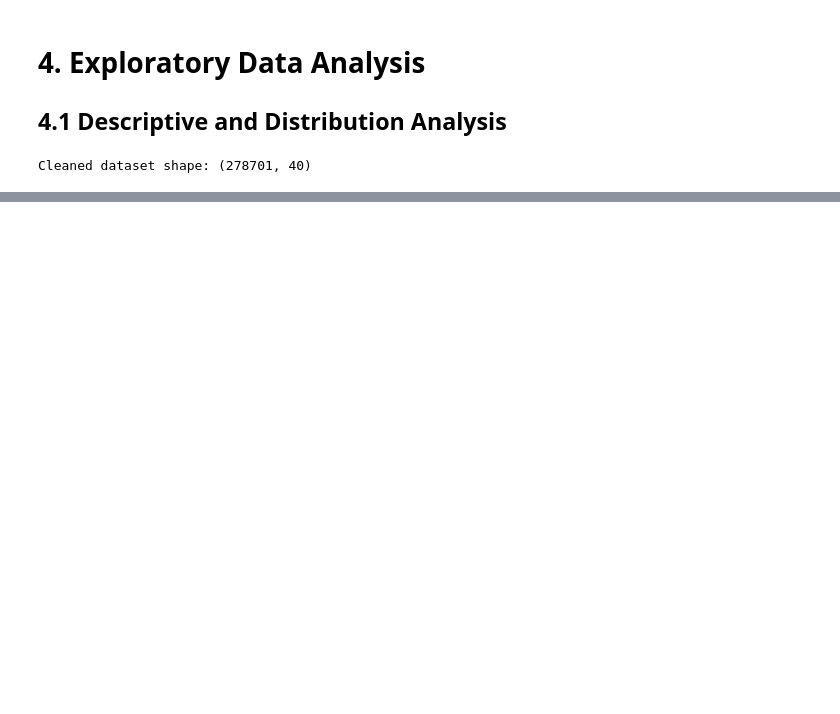
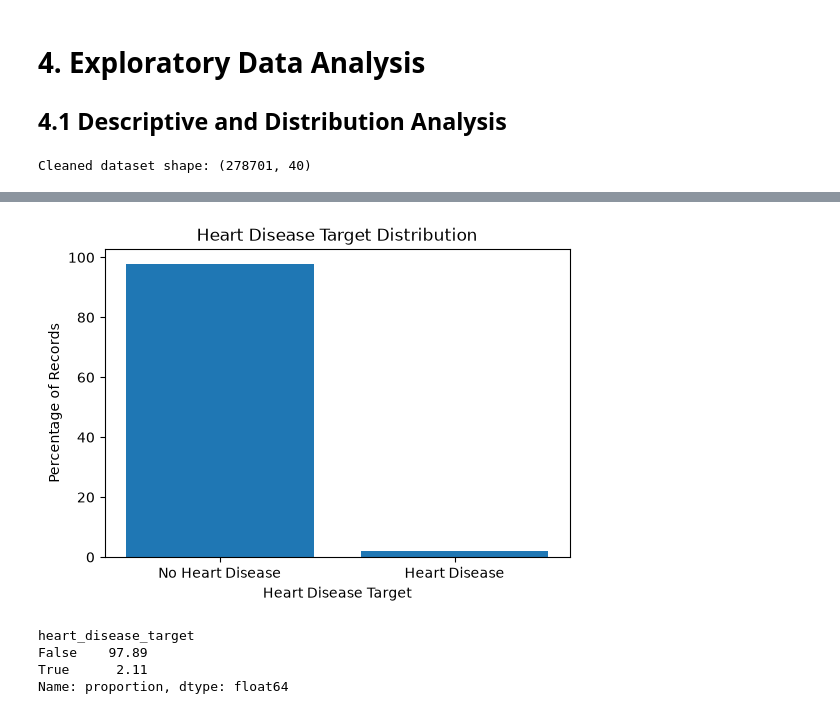
Before and after one commit to fatehbhular/Heart-Disease-Prediction-Model, a Jupyter notebook: notebooks/Task_4_1_Exploratory_Data_Analysis.ipynb, the cells around one changed output, grey strips where cells are left out. Drawn from its saved outputs; the diff is of its cells as text; code cells hidden in the pictures; blank space fills up the shorter version.

```diff
--- a/notebooks/Task_4_1_Exploratory_Data_Analysis.ipynb
+++ b/notebooks/Task_4_1_Exploratory_Data_Analysis.ipynb
@@ -79,0 +108,31 @@ Name: heart_disease_target, dtype: float64
+# %%
+# Calculate the percentage of records in each heart disease target class
+target_percentage = (
+    df_clean["heart_disease_target"]
+    .value_counts(normalize=True)
+    .sort_index()
+    * 100
+)
+
+# Plot the heart disease target distribution
+plt.figure(figsize=(6, 4))
+
+plt.bar(
+    ["No Heart Disease", "Heart Disease"],
+    target_percentage.values
+)
+
+plt.xlabel("Heart Disease Target")
+plt.ylabel("Percentage of Records")
+plt.title("Heart Disease Target Distribution")
+
+plt.show()
+
+# Display the exact percentages
+print(target_percentage.round(2))
+# %% [output]
+[figure, added]
+heart_disease_target
+False    97.89
+True      2.11
+Name: proportion, dtype: float64
```
Also changed, not shown: parts of 10 cells of this notebook.
